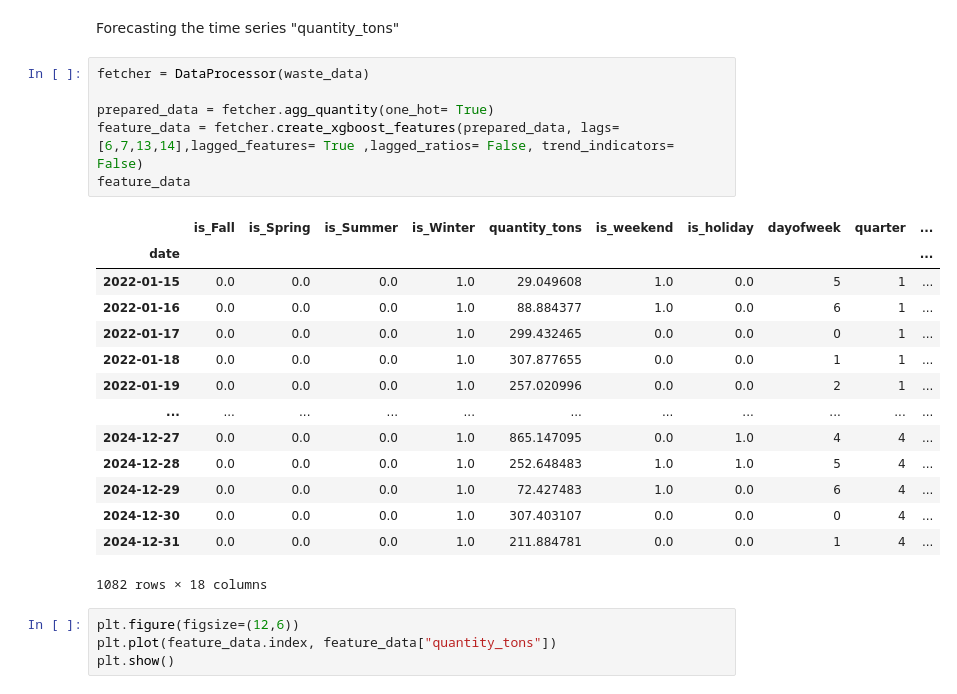
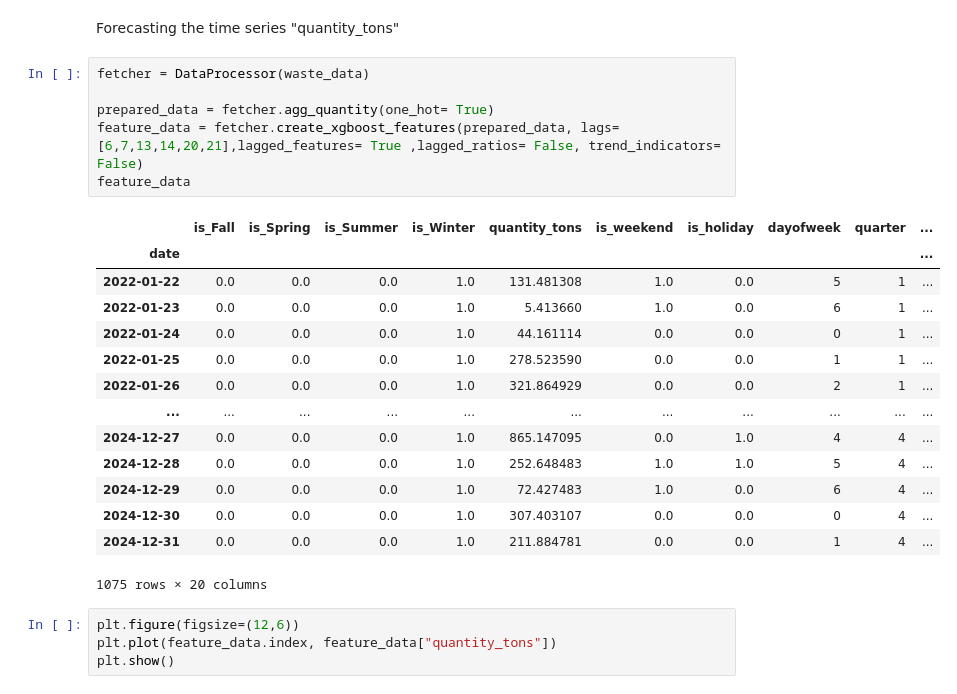
Before and after one commit to 1106maxi/AI-supported-Forecasting-Models-for-Waste-Management, a Jupyter notebook: forecasting notebooks/quantity_xgboost.ipynb, the cells around one changed output. Cells and saved outputs as stored; diff of their text form.

```diff
--- a/forecasting notebooks/quantity_xgboost.ipynb
+++ b/forecasting notebooks/quantity_xgboost.ipynb
@@ -25,24 +25,24 @@ Forecasting the time series "quantity_tons"
 # %%
 fetcher = DataProcessor(waste_data)
 
 prepared_data = fetcher.agg_quantity(one_hot= True)
-feature_data = fetcher.create_xgboost_features(prepared_data, lags=[6,7,13,14],lagged_features= True ,lagged_ratios= False, trend_indicators= False)
+feature_data = fetcher.create_xgboost_features(prepared_data, lags=[6,7,13,14,20,21],lagged_features= True ,lagged_ratios= False, trend_indicators= False)
 feature_data
 # %% [output]
 |  | is_Fall | is_Spring | is_Summer | is_Winter | quantity_tons | is_weekend | is_holiday | dayofweek | quarter | ... |
 | date |  |  |  |  |  |  |  |  |  | ... |
-| 2022-01-15 | 0.0 | 0.0 | 0.0 | 1.0 | 29.049608 | 1.0 | 0.0 | 5 | 1 | ... |
-| 2022-01-16 | 0.0 | 0.0 | 0.0 | 1.0 | 88.884377 | 1.0 | 0.0 | 6 | 1 | ... |
-| 2022-01-17 | 0.0 | 0.0 | 0.0 | 1.0 | 299.432465 | 0.0 | 0.0 | 0 | 1 | ... |
-| 2022-01-18 | 0.0 | 0.0 | 0.0 | 1.0 | 307.877655 | 0.0 | 0.0 | 1 | 1 | ... |
-| 2022-01-19 | 0.0 | 0.0 | 0.0 | 1.0 | 257.020996 | 0.0 | 0.0 | 2 | 1 | ... |
+| 2022-01-22 | 0.0 | 0.0 | 0.0 | 1.0 | 131.481308 | 1.0 | 0.0 | 5 | 1 | ... |
+| 2022-01-23 | 0.0 | 0.0 | 0.0 | 1.0 | 5.413660 | 1.0 | 0.0 | 6 | 1 | ... |
+| 2022-01-24 | 0.0 | 0.0 | 0.0 | 1.0 | 44.161114 | 0.0 | 0.0 | 0 | 1 | ... |
+| 2022-01-25 | 0.0 | 0.0 | 0.0 | 1.0 | 278.523590 | 0.0 | 0.0 | 1 | 1 | ... |
+| 2022-01-26 | 0.0 | 0.0 | 0.0 | 1.0 | 321.864929 | 0.0 | 0.0 | 2 | 1 | ... |
 | ... | ... | ... | ... | ... | ... | ... | ... | ... | ... | ... |
 | 2024-12-27 | 0.0 | 0.0 | 0.0 | 1.0 | 865.147095 | 0.0 | 1.0 | 4 | 4 | ... |
 | 2024-12-28 | 0.0 | 0.0 | 0.0 | 1.0 | 252.648483 | 1.0 | 1.0 | 5 | 4 | ... |
 | 2024-12-29 | 0.0 | 0.0 | 0.0 | 1.0 | 72.427483 | 1.0 | 0.0 | 6 | 4 | ... |
 | 2024-12-30 | 0.0 | 0.0 | 0.0 | 1.0 | 307.403107 | 0.0 | 0.0 | 0 | 4 | ... |
 | 2024-12-31 | 0.0 | 0.0 | 0.0 | 1.0 | 211.884781 | 0.0 | 0.0 | 1 | 4 | ... |
-1082 rows × 18 columns
+1075 rows × 20 columns
 # %%
 plt.figure(figsize=(12,6))
 plt.plot(feature_data.index, feature_data["quantity_tons"])
```
Also changed, not shown: parts of 20 cells of this notebook, 14 other files.
